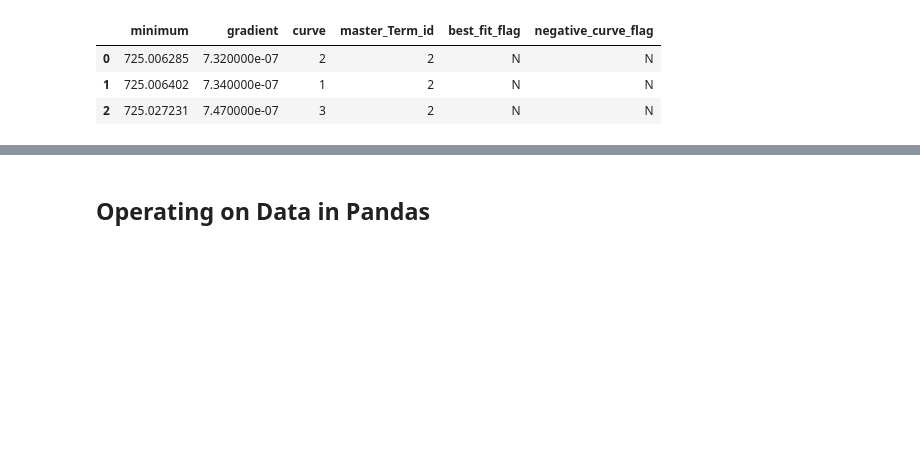
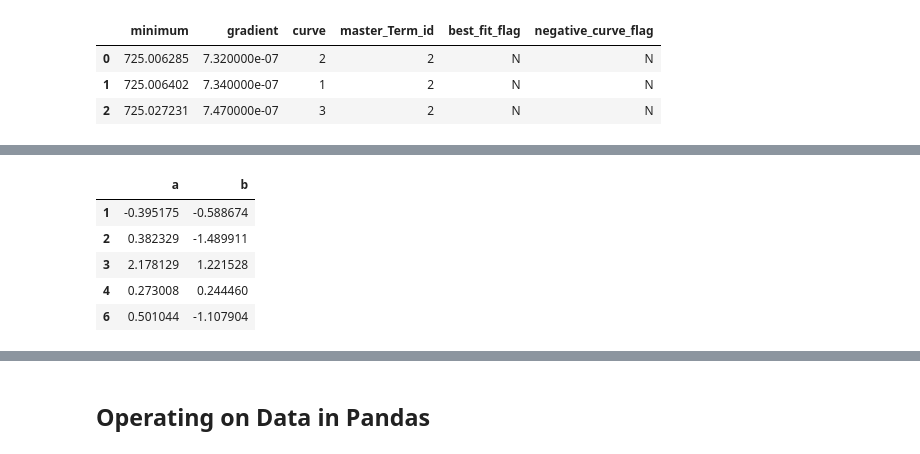
Before and after one commit to chen115y/MLOpsLearning, a Jupyter notebook: DataWrangling/Pandas.ipynb, the cells around one changed output, grey strips where cells are left out. Saved outputs shown, nothing was run; the diff lists cells and outputs as text; code cells hidden in the pictures; blank space fills up the shorter version.

```diff
--- a/DataWrangling/Pandas.ipynb
+++ b/DataWrangling/Pandas.ipynb
@@ -623,0 +665,10 @@ data
+# %%
+# We can now pass our boolean series into our data frame to get the filtered result:
+df[condition].head()
+# %% [output]
+|  | a | b |
+| 1 | -0.395175 | -0.588674 |
+| 2 | 0.382329 | -1.489911 |
+| 3 | 2.178129 | 1.221528 |
+| 4 | 0.273008 | 0.244460 |
+| 6 | 0.501044 | -1.107904 |
```
Also changed, not shown: parts of 15 cells of this notebook, 2 other files.
